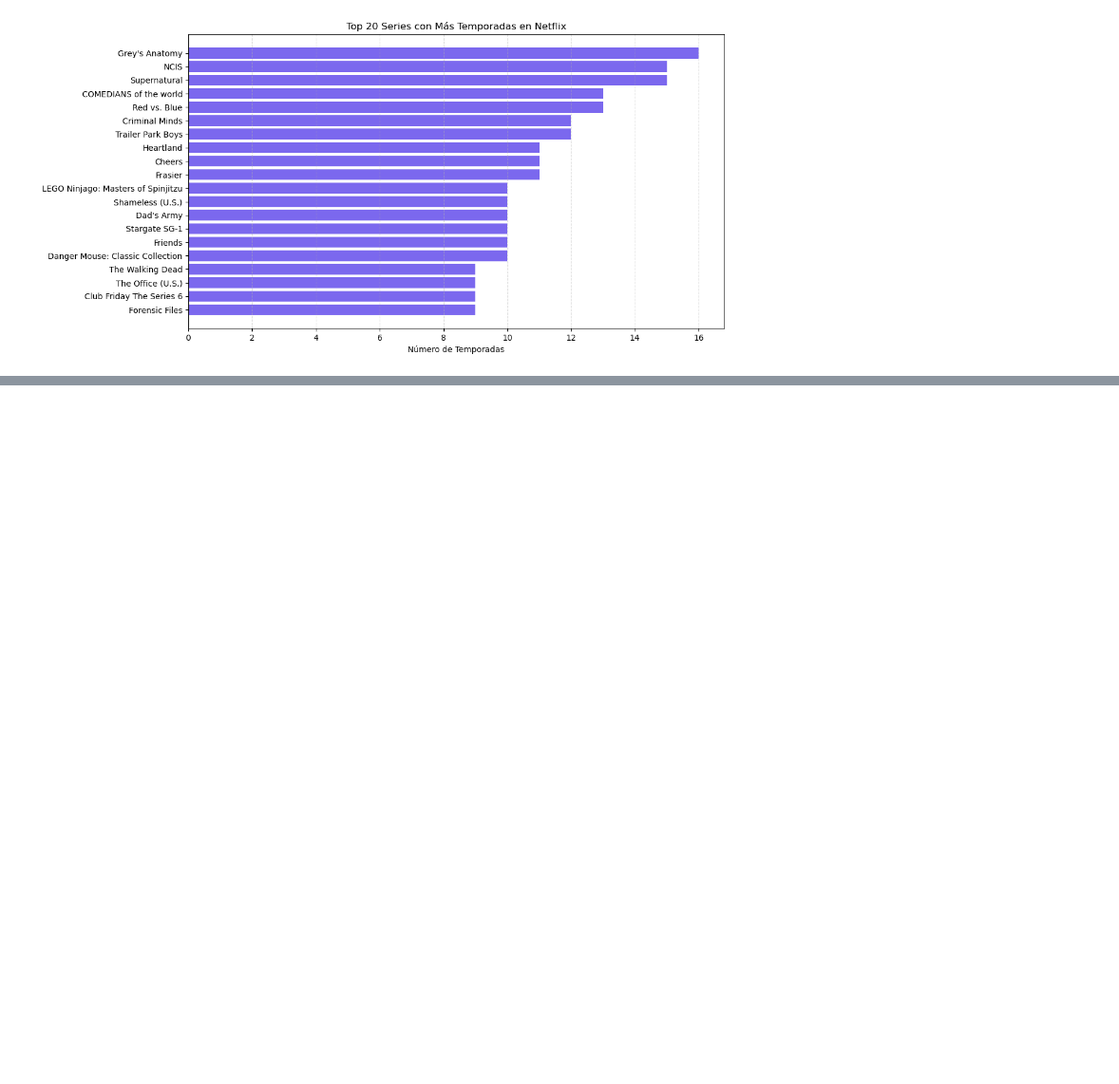
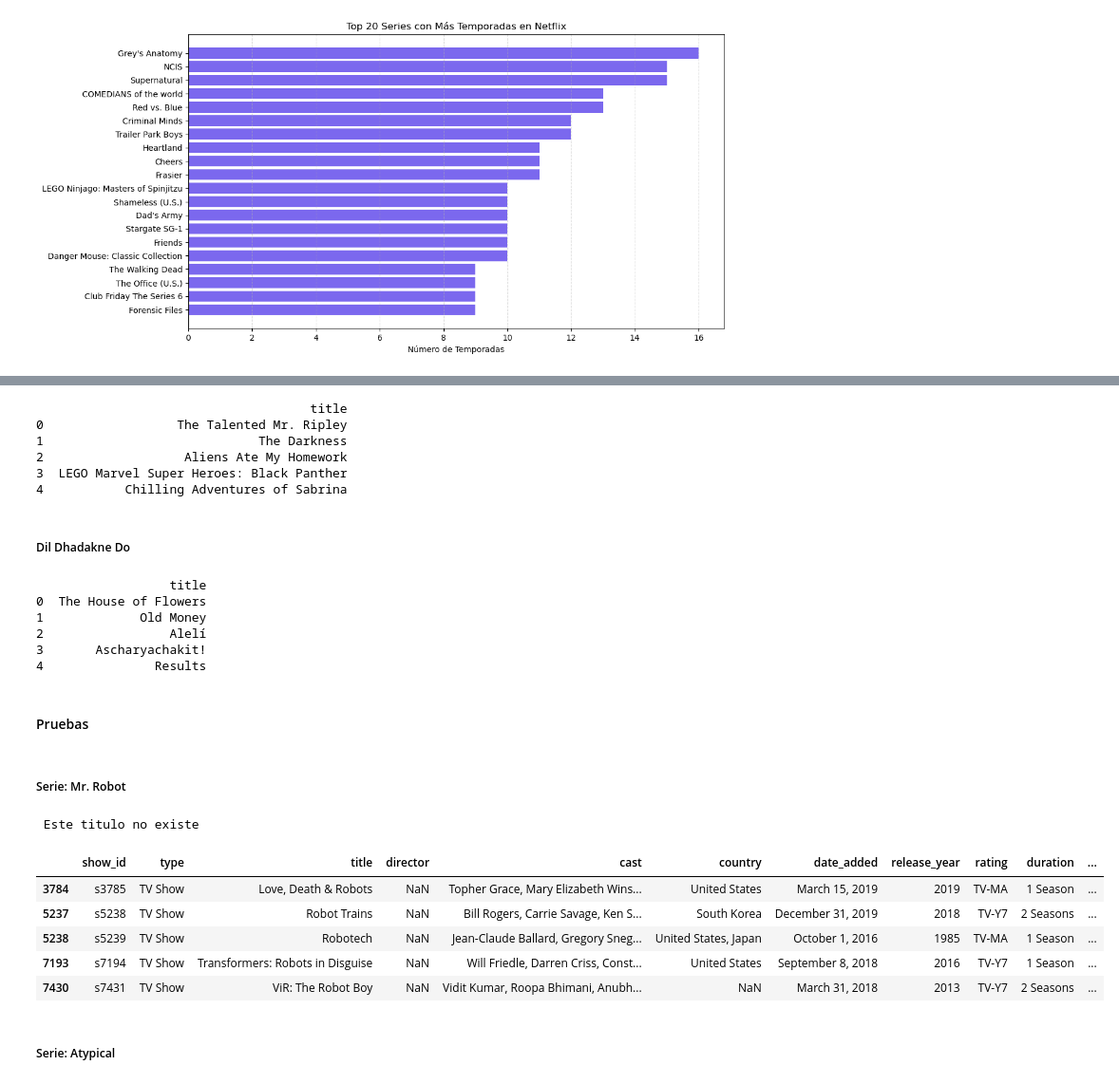
Before and after one commit to luisivmaraz/Practica-9, a Jupyter notebook: Practica-09.ipynb, the cells around one changed output, grey strips where cells are left out. Shown at 95% size. Cells and saved outputs as stored; diff of their text form; code cells hidden in the pictures; blank space fills up the shorter version.

```diff
--- a/Practica-09.ipynb
+++ b/Practica-09.ipynb
@@ -274,0 +281,4 @@ plt.show()
+# %%
+netflix_dataset['description'] = netflix_dataset['description'].fillna('')
+tfidf = TfidfVectorizer(stop_words='english')
+tfidf_matrix = tfidf.fit_transform(netflix_dataset['description'])
@@ -274,0 +315,4 @@ plt.show()
+# %%
+from sklearn.metrics.pairwise import linear_kernel
+
+cosine_sim = linear_kernel(tfidf_matrix, tfidf_matrix)
@@ -274,0 +321,2 @@ plt.show()
+# %%
+indices = pd.Series(netflix_dataset.index, index=netflix_dataset['title']).drop_duplicates()
@@ -274,0 +325,23 @@ plt.show()
+# %%
+def recomendar_contenido(titulo, cosine_sim=cosine_sim, indices=indices, dataset=netflix_dataset, top_n=5):
+
+    if titulo not in indices:
+        return f" Este titulo no existe"
+    idx = indices[titulo]
+
+    # Obtener los puntajes de similitud con todos los contenidos
+    sim_scores = list(enumerate(cosine_sim[idx]))
+
+    # Ordenar por puntaje de similitud (mayor a menor)
+    sim_scores = sorted(sim_scores, key=lambda x: x[1], reverse=True)
+
+    sim_scores = sim_scores[1:top_n+1]
+
+    # Obtener los índices de los contenidos recomendados
+    contenido_indices = [i[0] for i in sim_scores]
+
+    # Crear y retornar un DataFrame con los resultados
+    resultados = dataset.iloc[contenido_indices][['title']]
+
+
+    return resultados.reset_index(drop=True)
@@ -274,0 +363,39 @@ plt.show()
+# %%
+print(recomendar_contenido("Avengers: Infinity War"))
+# %% [output]
+                                     title
+0                  The Talented Mr. Ripley
+1                             The Darkness
+2                   Aliens Ate My Homework
+3  LEGO Marvel Super Heroes: Black Panther
+4           Chilling Adventures of Sabrina
+# %% [markdown]
+##### Dil Dhadakne Do
+# %%
+print(recomendar_contenido("Dil Dhadakne Do"))
+# %% [output]
+                  title
+0  The House of Flowers
+1             Old Money
+2                 Alelí
+3       Ascharyachakit!
+4               Results
+# %% [markdown]
+#### Pruebas
+# %% [markdown]
+##### Serie: Mr. Robot
+# %%
+print(recomendar_contenido("Mr. Robot"))
+### Busco si existe
+netflix_dataset[netflix_dataset['title'].str.contains("Robot")]
+### No existe
+# %% [output]
+ Este titulo no existe
+|  | show_id | type | title | director | cast | country | date_added | release_year | rating | duration | ... |
+| 3784 | s3785 | TV Show | Love, Death & Robots | NaN | Topher Grace, Mary Elizabeth Wins... | United States | March 15, 2019 | 2019 | TV-MA | 1 Season | ... |
+| 5237 | s5238 | TV Show | Robot Trains | NaN | Bill Rogers, Carrie Savage, Ken S... | South Korea | December 31, 2019 | 2018 | TV-Y7 | 2 Seasons | ... |
+| 5238 | s5239 | TV Show | Robotech | NaN | Jean-Claude Ballard, Gregory Sneg... | United States, Japan | October 1, 2016 | 1985 | TV-MA | 1 Season | ... |
+| 7193 | s7194 | TV Show | Transformers: Robots in Disguise | NaN | Will Friedle, Darren Criss, Const... | United States | September 8, 2018 | 2016 | TV-Y7 | 1 Season | ... |
+| 7430 | s7431 | TV Show | ViR: The Robot Boy | NaN | Vidit Kumar, Roopa Bhimani, Anubh... | NaN | March 31, 2018 | 2013 | TV-Y7 | 2 Seasons | ... |
+# %% [markdown]
+##### Serie: Atypical
```
Also changed, not shown: parts of 21 cells of this notebook.
